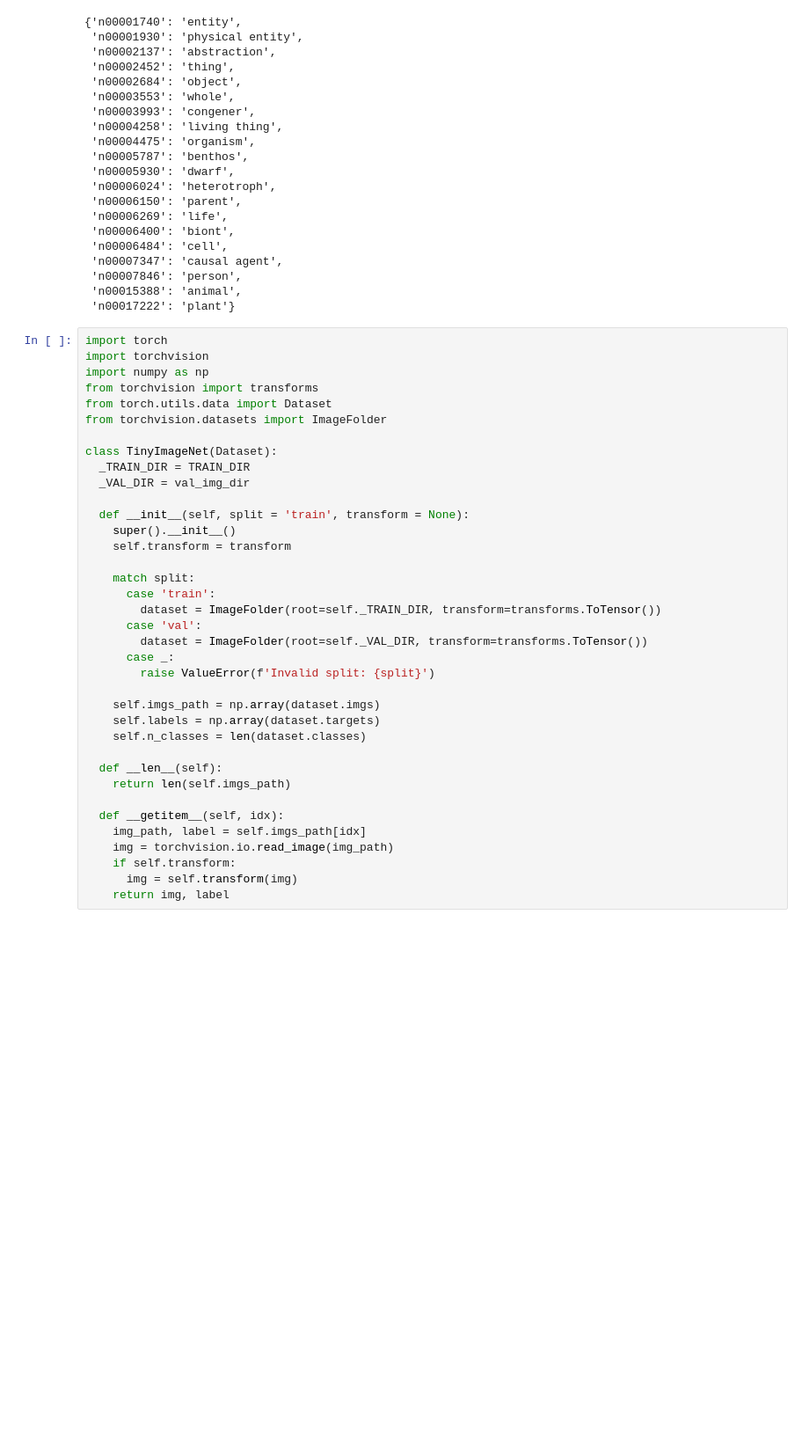
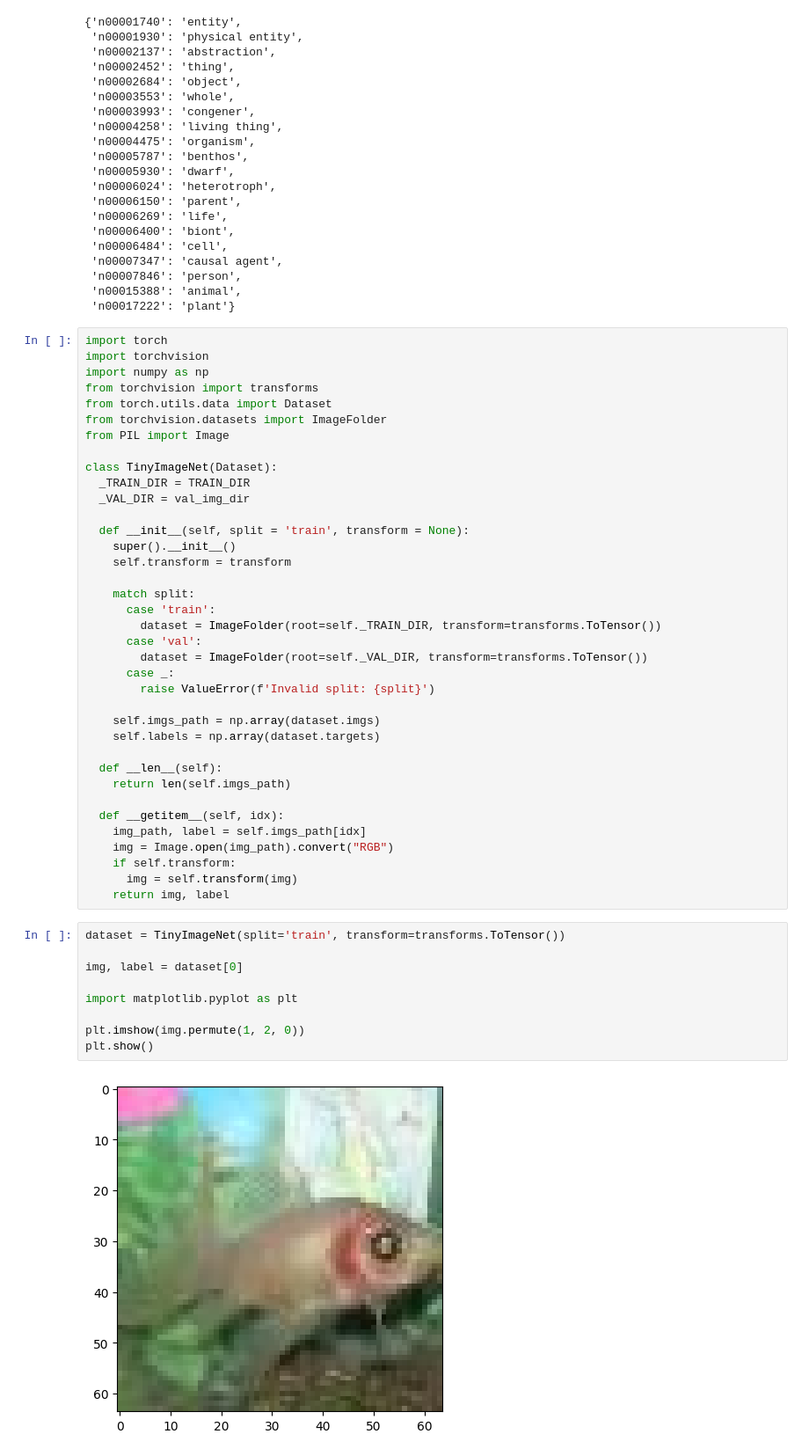
Before and after one commit to Francesco146/CIFAR10-multiclass-classification, a Jupyter notebook: Machine_Learning_Pasotto_Marastoni.ipynb, the cells around one changed output. Shown: that part at 88% size. Drawn from its saved outputs; the diff is of its cells as text; blank space fills up the shorter version.

```diff
--- a/Machine_Learning_Pasotto_Marastoni.ipynb
+++ b/Machine_Learning_Pasotto_Marastoni.ipynb
@@ -93,6 +93,7 @@ import numpy as np
 from torchvision import transforms
 from torch.utils.data import Dataset
 from torchvision.datasets import ImageFolder
+from PIL import Image
 
 class TinyImageNet(Dataset):
   _TRAIN_DIR = TRAIN_DIR
@@ -112,14 +113,24 @@ class TinyImageNet(Dataset):
 
     self.imgs_path = np.array(dataset.imgs)
     self.labels = np.array(dataset.targets)
-    self.n_classes = len(dataset.classes)
 
   def __len__(self):
     return len(self.imgs_path)
 
   def __getitem__(self, idx):
     img_path, label = self.imgs_path[idx]
-    img = torchvision.io.read_image(img_path)
+    img = Image.open(img_path).convert("RGB")
     if self.transform:
       img = self.transform(img)
     return img, label
+# %%
+dataset = TinyImageNet(split='train', transform=transforms.ToTensor())
+
+img, label = dataset[0]
+
+import matplotlib.pyplot as plt
+
+plt.imshow(img.permute(1, 2, 0))
+plt.show()
+# %% [output]
+[figure, added]
```
Also changed, not shown: parts of 3 cells of this notebook.
